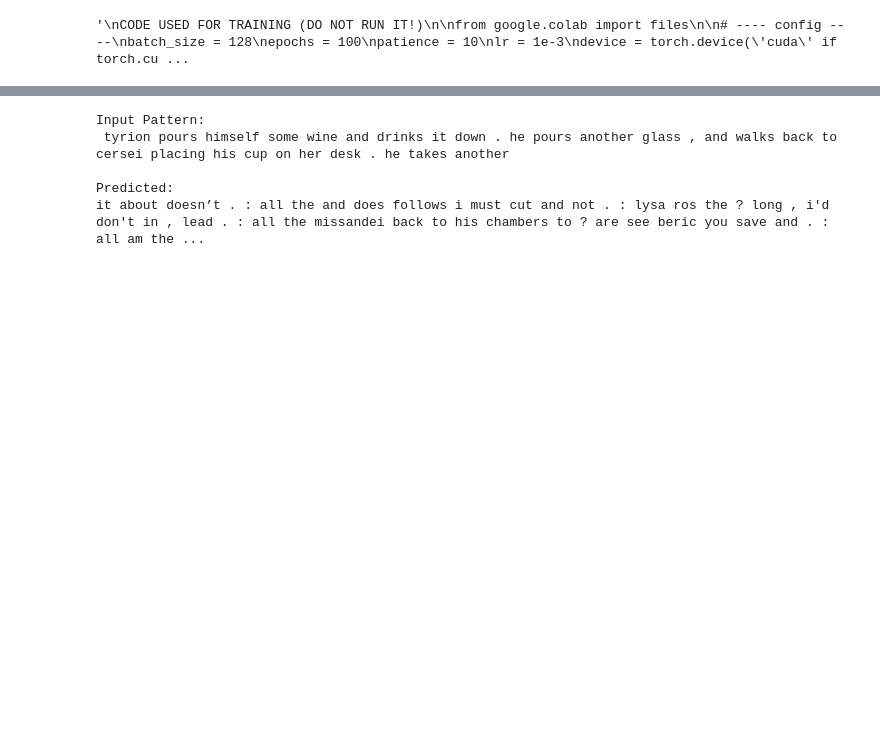
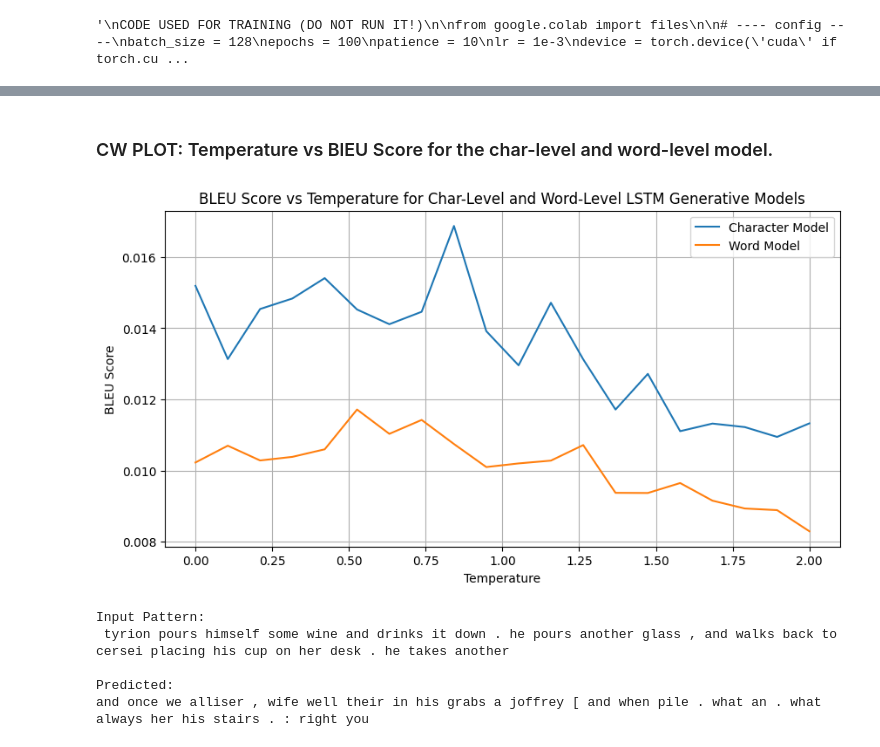
Before and after one commit to Souparna-Mandal/deep-learning-course, a Jupyter notebook: 05_RNN.ipynb, the cells around one changed output, grey strips where cells are left out. Cells and saved outputs as stored; diff of their text form; code cells hidden in the pictures; blank space fills up the shorter version.

```diff
--- a/05_RNN.ipynb
+++ b/05_RNN.ipynb
@@ -3364,6 +3421,25 @@ BLEU Score: 0.011814714872007779
+# %% [markdown]
+### CW PLOT: Temperature vs BlEU Score for the char-level and word-level model.
+# %%
+temps = sorted(temp_bleu_dic_dict_char.keys())
+bleu_scores_c = [temp_bleu_dic_dict_char[t] for t in temps]
+bleu_scored_w = [temp_bleu_word_dict[t] for t in temps]
+
+
+plt.figure(figsize=(10, 5))
+plt.plot(temps, bleu_scores_c, label="Character Model")
+plt.plot(temps, bleu_scored_w, label="Word Model")
+plt.xlabel("Temperature")
+plt.ylabel("BLEU Score")
+plt.title("BLEU Score vs Temperature for Char-Level and Word-Level LSTM Generative Models")
+plt.grid(True)
+plt.legend(loc='best')
+plt.show()
+# %% [output]
+[figure, added]
 # %%
 # Vary the temperature here
-temperature = 0.7
+temperature = 1
 seed_text = (
     "TYRION pours himself some wine and drinks it down. He pours another glass, "
     "and walks back to CERSEI placing his cup on her desk. He takes another glass.\n"
@@ -3388,7 +3464,7 @@ pattern = [word_to_n.get(w, n_words) for w in pattern]
 print("\nPredicted:")
 model.eval()
 with torch.no_grad():
-    for _ in range(100):
+    for _ in range(30):
         x = torch.tensor(pattern, dtype=torch.long, device=DEVICE).unsqueeze(0)
         logits = model(x)
 
@@ -3409,4 +3485,4 @@ Input Pattern:
  tyrion pours himself some wine and drinks it down . he pours another glass , and walks back to cersei placing his cup on her desk . he takes another
 
 Predicted:
-it about doesn’t . : all the and does follows i must cut and not . : lysa ros the ? long , i'd don't in , lead . : all the missandei back to his chambers to ? are see beric you save and . : all am the ...
+and once we alliser , wife well their in his grabs a joffrey [ and when pile . what an . what always her his stairs . : right you
```
Also changed, not shown: parts of 10 cells of this notebook.
